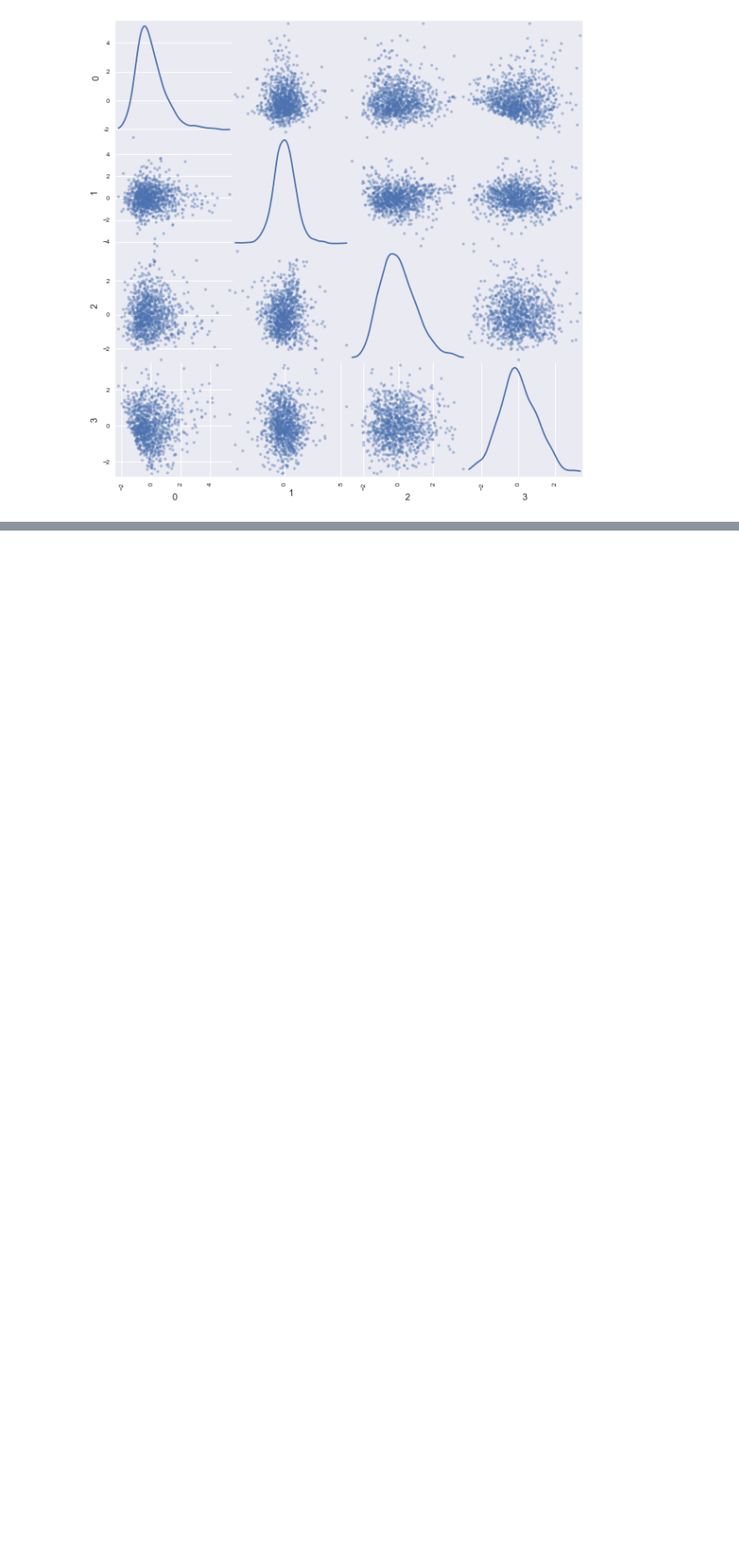
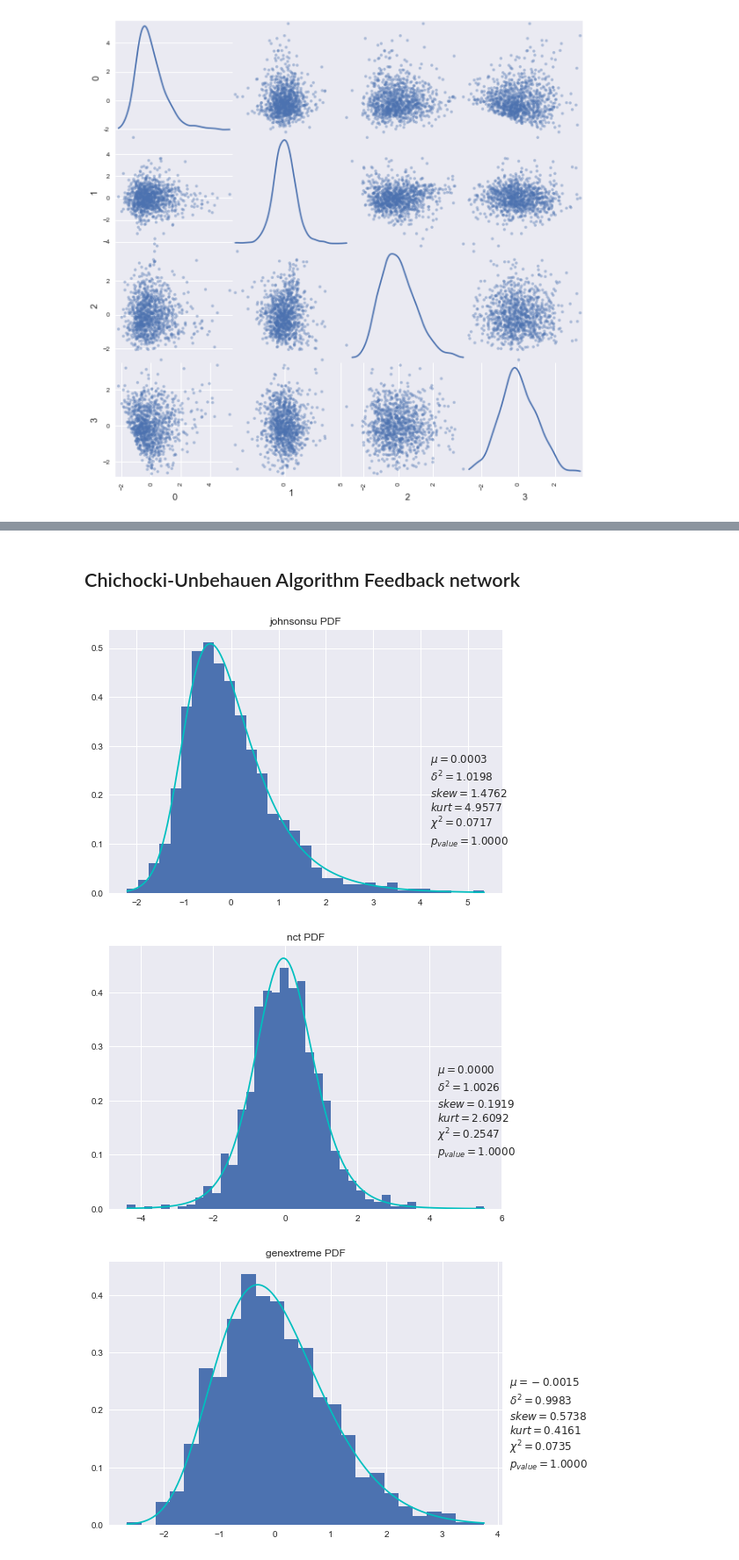
Before and after one commit to crucis/ICA, a Jupyter notebook: Exercicio 11 - 1000.ipynb, the cells around one changed output, grey strips where cells are left out. Shown at 88% size. Cells and saved outputs as stored; diff of their text form; code cells hidden in the pictures; blank space fills up the shorter version.

```diff
--- a/Exercicio 11 - 1000.ipynb
+++ b/Exercicio 11 - 1000.ipynb
@@ -120,0 +135,10 @@ plot_MutualInformation(mixtures, y = yFeedforward, KDE = True)
+# %% [markdown]
+## Chichocki-Unbehauen Algorithm Feedback network
+# %%
+graph_fittedData(yFeedback[0])
+graph_fittedData(yFeedback[1])
+graph_fittedData(yFeedback[2])
+# %% [output]
+[figure, added]
+[figure, added]
+[figure, added]
```
Also changed, not shown: parts of 15 cells of this notebook, 6 other files.
